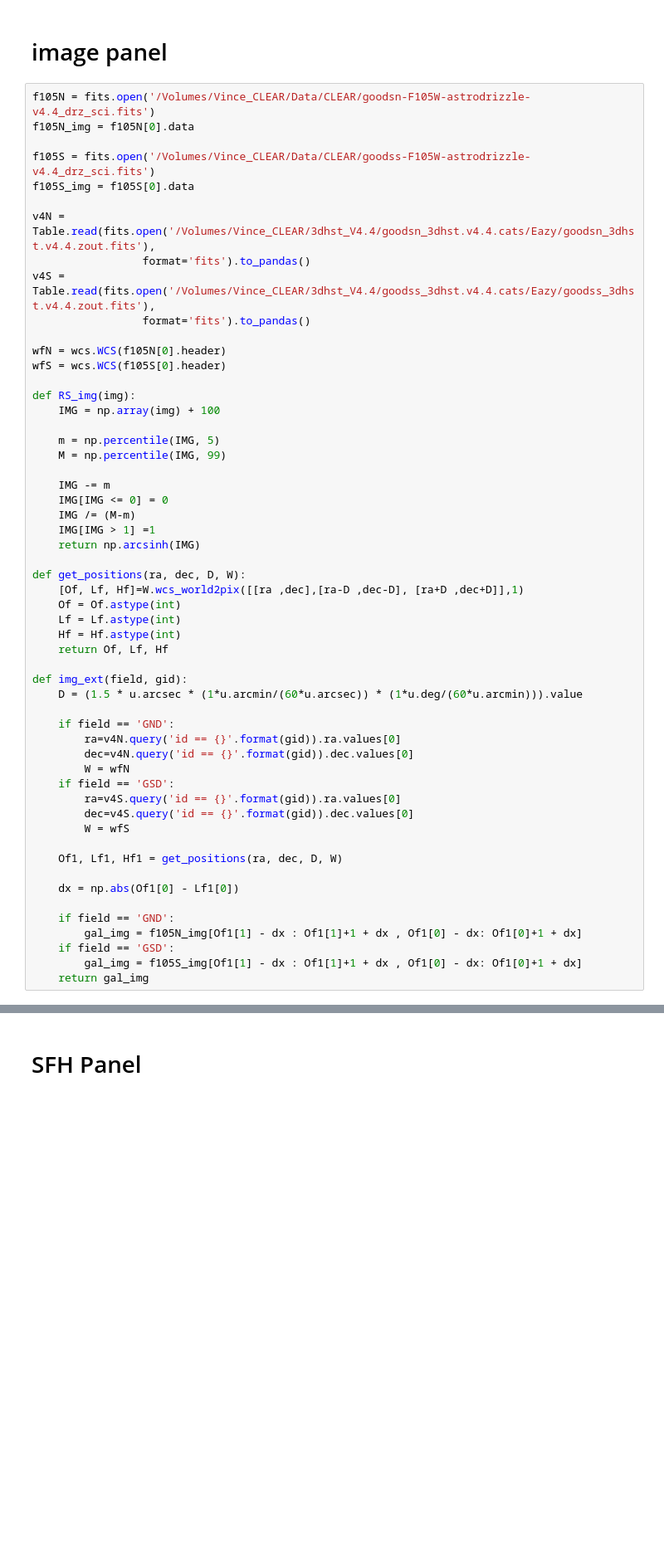
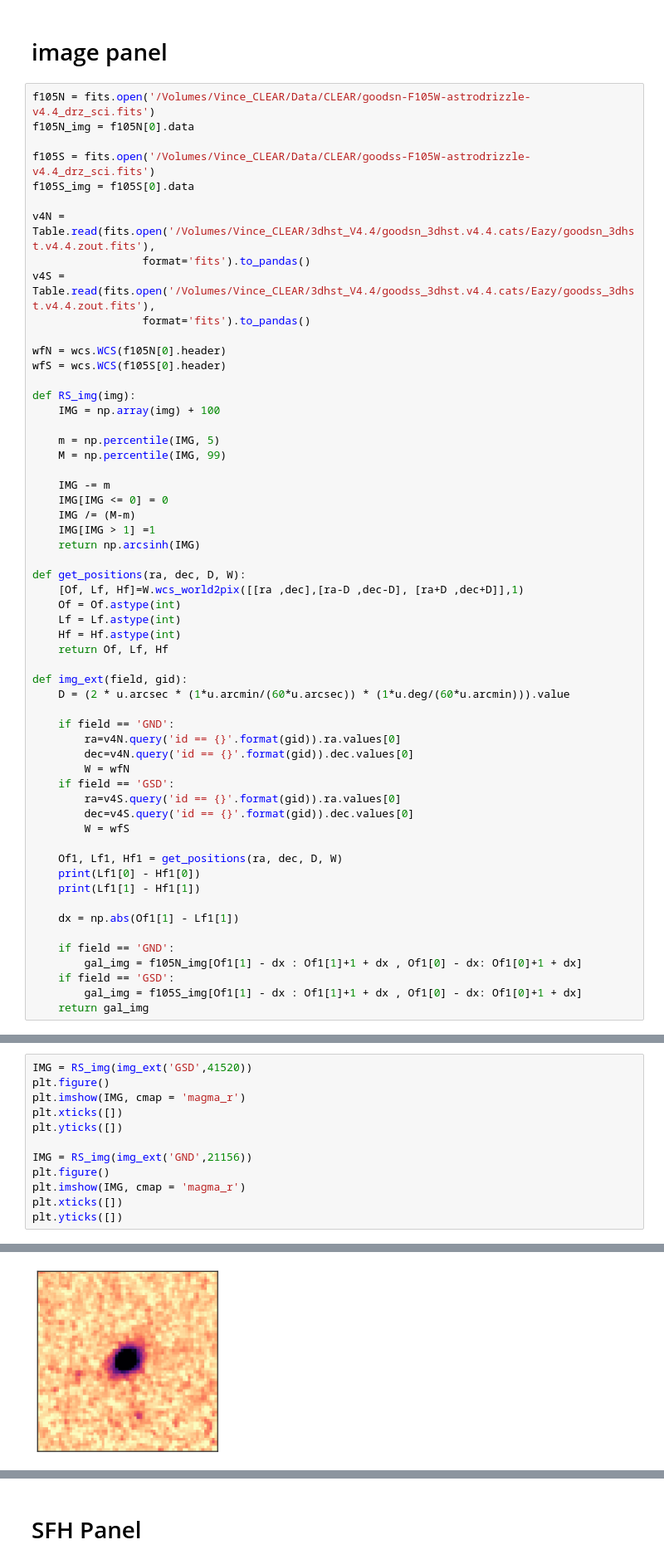
Before and after one commit to Vince-ec/Cluster_and_field, a Jupyter notebook: scripts/Giant_sfh_plot.ipynb, the cells around one changed output, grey strips where cells are left out. Shown at 83% size. Cells and saved outputs as stored; diff of their text form; blank space fills up the shorter version.

```diff
--- a/scripts/Giant_sfh_plot.ipynb
+++ b/scripts/Giant_sfh_plot.ipynb
@@ -98,7 +98,7 @@ def get_positions(ra, dec, D, W):
     return Of, Lf, Hf
 
 def img_ext(field, gid):
-    D = (1.5 * u.arcsec * (1*u.arcmin/(60*u.arcsec)) * (1*u.deg/(60*u.arcmin))).value
+    D = (2 * u.arcsec * (1*u.arcmin/(60*u.arcsec)) * (1*u.deg/(60*u.arcmin))).value
 
     if field == 'GND':
         ra=v4N.query('id == {}'.format(gid)).ra.values[0]
@@ -110,8 +110,10 @@ def img_ext(field, gid):
         W = wfS
 
     Of1, Lf1, Hf1 = get_positions(ra, dec, D, W)
+    print(Lf1[0] - Hf1[0])
+    print(Lf1[1] - Hf1[1])
 
-    dx = np.abs(Of1[0] - Lf1[0])
+    dx = np.abs(Of1[1] - Lf1[1])
 
     if field == 'GND':
         gal_img = f105N_img[Of1[1] - dx : Of1[1]+1 + dx , Of1[0] - dx: Of1[0]+1 + dx]
@@ -131,0 +123,13 @@ plt.yticks([])
+# %%
+IMG = RS_img(img_ext('GSD',41520))
+plt.figure()
+plt.imshow(IMG, cmap = 'magma_r')
+plt.xticks([])
+plt.yticks([])
+
+IMG = RS_img(img_ext('GND',21156))
+plt.figure()
+plt.imshow(IMG, cmap = 'magma_r')
+plt.xticks([])
+plt.yticks([])
+# %% [output]
@@ -131,0 +141 @@ plt.yticks([])
+[figure, added]
```
Also changed, not shown: parts of 2 cells of this notebook, 1 other file.
